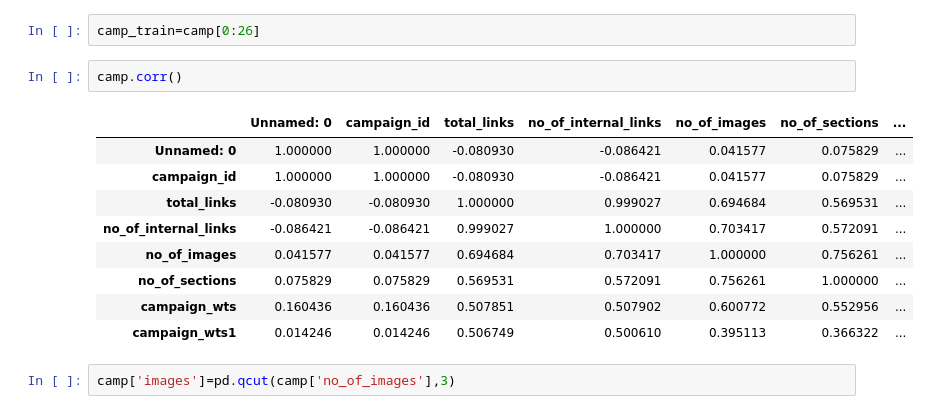
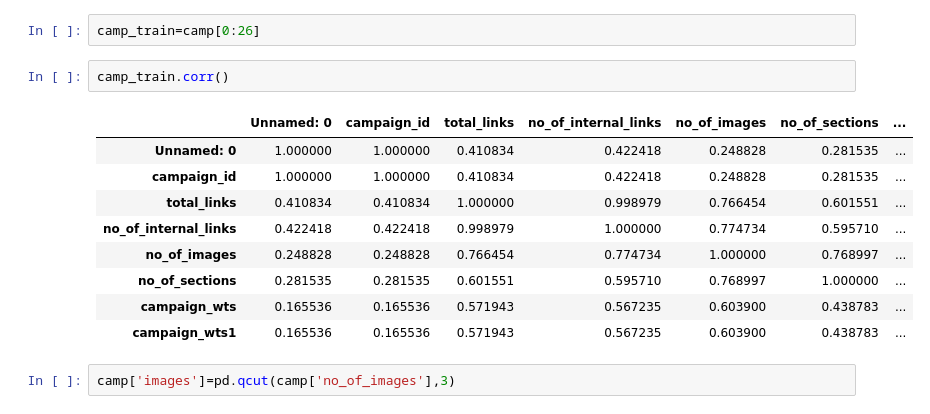
Before and after one commit to BabaCafe/Click-Prediction-AV-Hackathon, a Jupyter notebook: Click.ipynb, the cells around one changed output. Saved outputs shown, nothing was run; the diff lists cells and outputs as text.

```diff
--- a/Click.ipynb
+++ b/Click.ipynb
@@ -385,17 +385,17 @@ C_cid=freq_dist(C_cid,6)
 # %%
 camp_train=camp[0:26]
 # %%
-camp.corr()
+camp_train.corr()
 # %% [output]
 |  | Unnamed: 0 | campaign_id | total_links | no_of_internal_links | no_of_images | no_of_sections | ... |
-| Unnamed: 0 | 1.000000 | 1.000000 | -0.080930 | -0.086421 | 0.041577 | 0.075829 | ... |
-| campaign_id | 1.000000 | 1.000000 | -0.080930 | -0.086421 | 0.041577 | 0.075829 | ... |
-| total_links | -0.080930 | -0.080930 | 1.000000 | 0.999027 | 0.694684 | 0.569531 | ... |
-| no_of_internal_links | -0.086421 | -0.086421 | 0.999027 | 1.000000 | 0.703417 | 0.572091 | ... |
-| no_of_images | 0.041577 | 0.041577 | 0.694684 | 0.703417 | 1.000000 | 0.756261 | ... |
-| no_of_sections | 0.075829 | 0.075829 | 0.569531 | 0.572091 | 0.756261 | 1.000000 | ... |
-| campaign_wts | 0.160436 | 0.160436 | 0.507851 | 0.507902 | 0.600772 | 0.552956 | ... |
-| campaign_wts1 | 0.014246 | 0.014246 | 0.506749 | 0.500610 | 0.395113 | 0.366322 | ... |
+| Unnamed: 0 | 1.000000 | 1.000000 | 0.410834 | 0.422418 | 0.248828 | 0.281535 | ... |
+| campaign_id | 1.000000 | 1.000000 | 0.410834 | 0.422418 | 0.248828 | 0.281535 | ... |
+| total_links | 0.410834 | 0.410834 | 1.000000 | 0.998979 | 0.766454 | 0.601551 | ... |
+| no_of_internal_links | 0.422418 | 0.422418 | 0.998979 | 1.000000 | 0.774734 | 0.595710 | ... |
+| no_of_images | 0.248828 | 0.248828 | 0.766454 | 0.774734 | 1.000000 | 0.768997 | ... |
+| no_of_sections | 0.281535 | 0.281535 | 0.601551 | 0.595710 | 0.768997 | 1.000000 | ... |
+| campaign_wts | 0.165536 | 0.165536 | 0.571943 | 0.567235 | 0.603900 | 0.438783 | ... |
+| campaign_wts1 | 0.165536 | 0.165536 | 0.571943 | 0.567235 | 0.603900 | 0.438783 | ... |
 # %%
 camp['images']=pd.qcut(camp['no_of_images'],3)
 # %%
```
